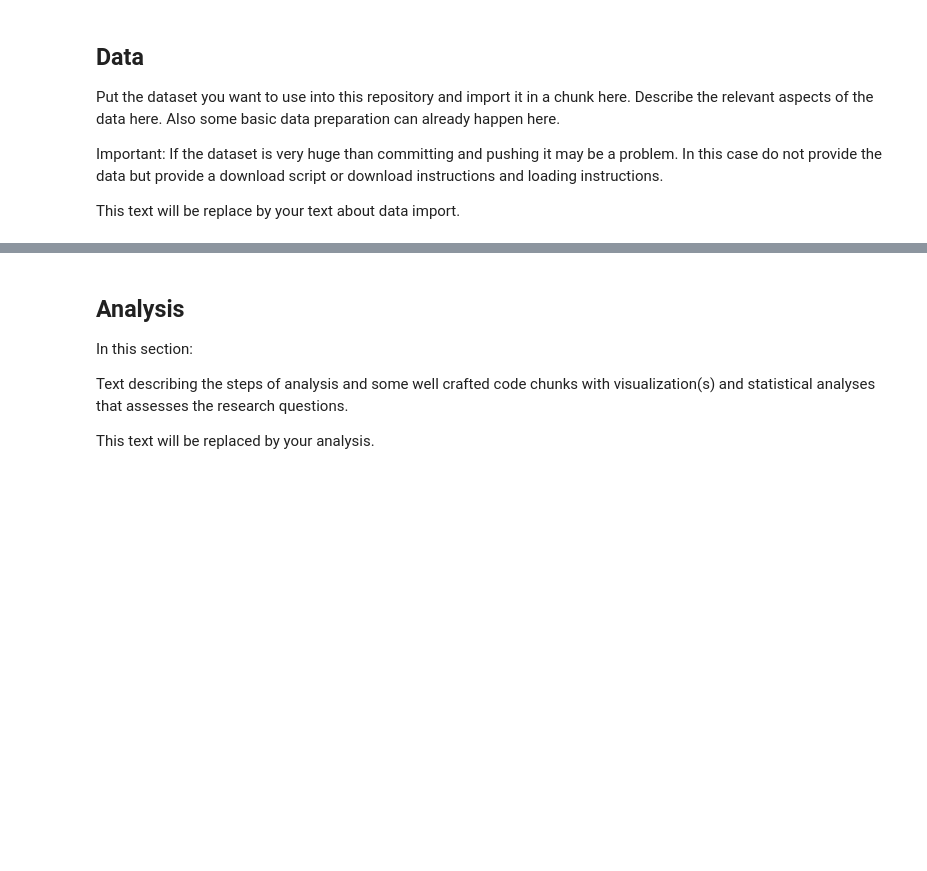
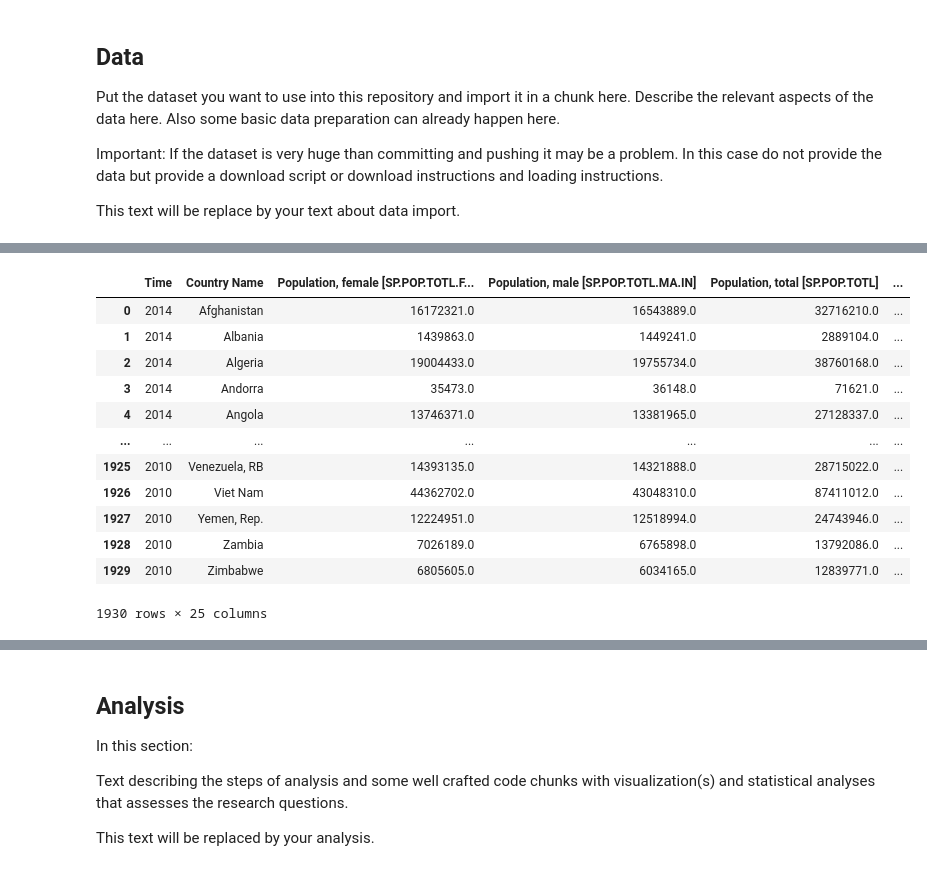
Before and after one commit to CU-F24-MDSSB-01-Concepts-Tools/FinalProject_7, a Jupyter notebook: report.ipynb, the cells around one changed output, grey strips where cells are left out. Drawn from its saved outputs; the diff is of its cells as text; code cells hidden in the pictures; blank space fills up the shorter version.

```diff
--- a/report.ipynb
+++ b/report.ipynb
@@ -39,8 +39,13 @@ This text will be replace by your text about data import.
 # %%
 # Import your data here.
 # gs = Gender Statistics
-data_gs = pd.read_excel("P_Data_Extract_From_Gender_Statistics.xlsx")
+data_gs_ = pd.read_excel("P_Data_Extract_From_Gender_Statistics.xlsx")
 # esg = Environment Social and Governance
-data_esg = pd.read_excel("P_Data_Extract_From_Environment_Social_and_Governance_(ESG)_Data.xlsx")
+data_esg_ = pd.read_excel("P_Data_Extract_From_Environment_Social_and_Governance_(ESG)_Data.xlsx")
+# %%
+# We wil use the copy of the dataset to be able to read the dataset from the file just once.
+# If we want to go back to the original version of the dataset, we can just run this part.
+data_gs = data_gs_.copy()
+data_esg = data_esg_.copy()
 # %%
 data_gs
@@ -50,3 +83,31 @@ data_esg
 # Remove the last two rows from both datasets, there is some empty rows and explanations about datasets.
 data_gs = data_gs.iloc[:-5, :]  # Exclude the last 5 rows
 data_esg = data_esg.iloc[:-5, :]  # Exclude the last 5 rows
+# %%
+# Merging the two datasets.
+data = pd.merge(
+    data_gs,
+    data_esg,
+    on=["Country Name", "Time"],
+    how="inner"
+)
+
+# Drop duplicate columns
+columns_to_drop = ["Time Code_x", "Time Code_y", "Country Code_x", "Country Code_y"]
+data.drop(columns=columns_to_drop, inplace=True)
+# %%
+data
+# %% [output]
+|  | Time | Country Name | Population, female [SP.POP.TOTL.F... | Population, male [SP.POP.TOTL.MA.IN] | Population, total [SP.POP.TOTL] | ... |
+| 0 | 2014 | Afghanistan | 16172321.0 | 16543889.0 | 32716210.0 | ... |
+| 1 | 2014 | Albania | 1439863.0 | 1449241.0 | 2889104.0 | ... |
+| 2 | 2014 | Algeria | 19004433.0 | 19755734.0 | 38760168.0 | ... |
+| 3 | 2014 | Andorra | 35473.0 | 36148.0 | 71621.0 | ... |
+| 4 | 2014 | Angola | 13746371.0 | 13381965.0 | 27128337.0 | ... |
+| ... | ... | ... | ... | ... | ... | ... |
+| 1925 | 2010 | Venezuela, RB | 14393135.0 | 14321888.0 | 28715022.0 | ... |
+| 1926 | 2010 | Viet Nam | 44362702.0 | 43048310.0 | 87411012.0 | ... |
+| 1927 | 2010 | Yemen, Rep. | 12224951.0 | 12518994.0 | 24743946.0 | ... |
+| 1928 | 2010 | Zambia | 7026189.0 | 6765898.0 | 13792086.0 | ... |
+| 1929 | 2010 | Zimbabwe | 6805605.0 | 6034165.0 | 12839771.0 | ... |
+1930 rows × 25 columns
```
Also changed, not shown: parts of 6 cells of this notebook.
